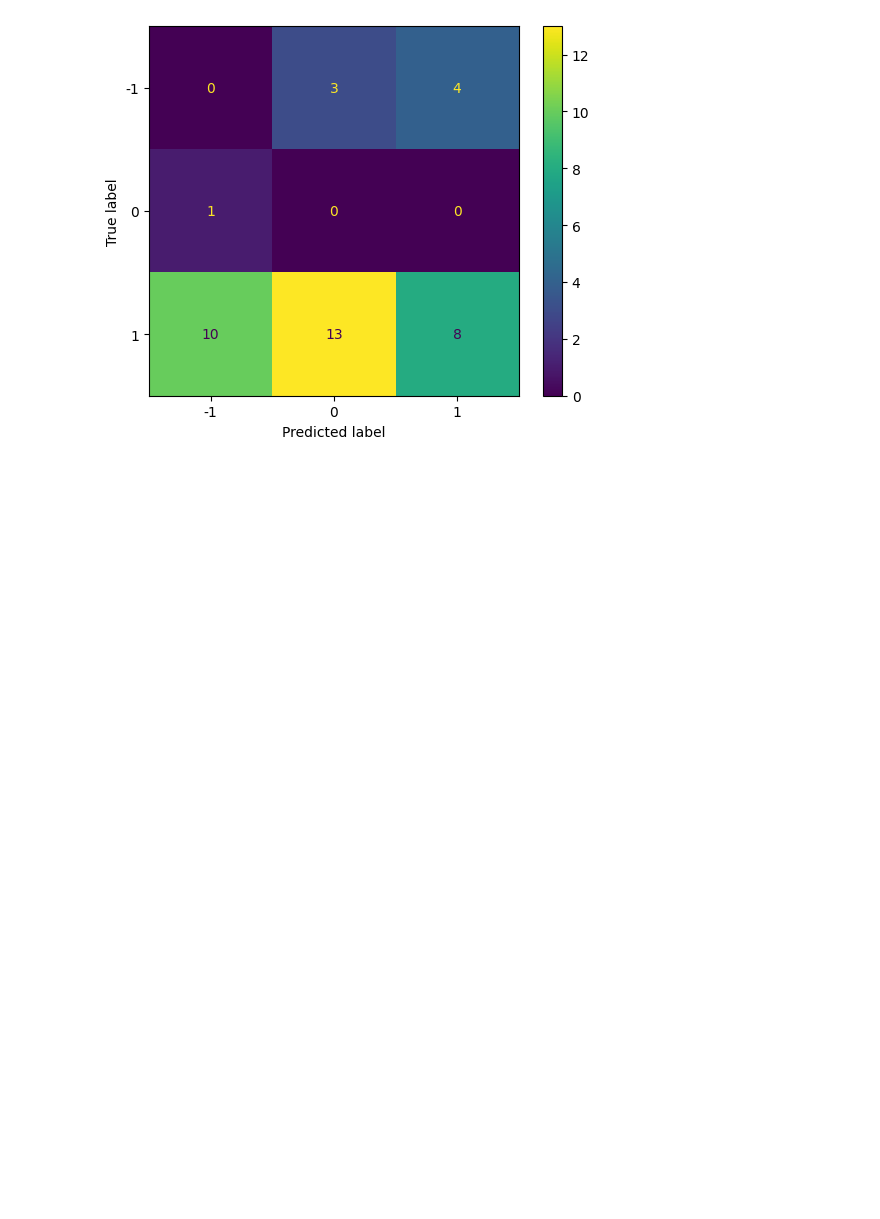
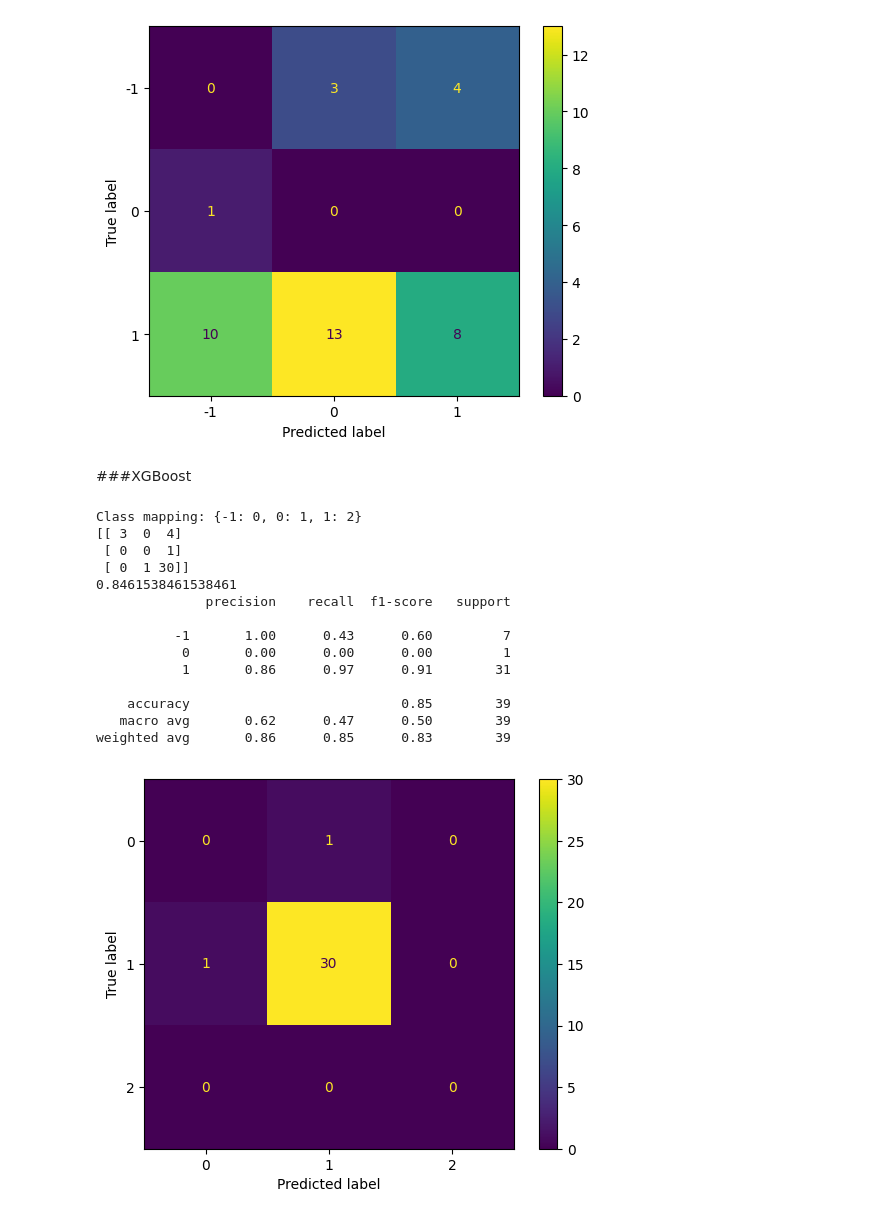
Before and after one commit to rupaksalekin2018/nlp-text-classification, a Jupyter notebook: Comment SA_2.ipynb, the cells around one changed output. Cells and saved outputs as stored; diff of their text form; code cells hidden in the pictures; blank space fills up the shorter version.

```diff
--- a/Comment SA_2.ipynb
+++ b/Comment SA_2.ipynb
@@ -423,3 +423,57 @@ plt.show()
    macro avg       0.22      0.09      0.12        39
 weighted avg       0.53      0.21      0.30        39
 [figure]
+# %% [markdown]
+###XGBoost
+# %%
+from xgboost import XGBClassifier
+
+from sklearn.preprocessing import LabelEncoder
+
+# Assuming Xtrain_tf, Ytrain, Xtest_tf, Ytest are already defined
+
+# Use LabelEncoder to convert class labels to start from 0
+label_encoder = LabelEncoder()
+Ytrain_encoded = label_encoder.fit_transform(Ytrain)
+
+# Mapping of original class labels to encoded class labels
+class_mapping = dict(zip(label_encoder.classes_, range(len(label_encoder.classes_))))
+print("Class mapping:", class_mapping)
+
+# Create and train XGBoost classifier
+xgb_classifier = XGBClassifier(objective='multi:softmax', num_class=3, n_estimators=100, random_state=0)
+xgb_classifier.fit(Xtrain_tf, Ytrain_encoded)
+
+# Make predictions
+y_pred_xgb_encoded = xgb_classifier.predict(Xtest_tf)
+
+# Convert back to original class labels for evaluation
+y_pred_xgb = label_encoder.inverse_transform(y_pred_xgb_encoded)
+
+# Print evaluation metrics
+print(confusion_matrix(Ytest, y_pred_xgb))
+print(accuracy_score(Ytest, y_pred_xgb))
+print(classification_report(Ytest, y_pred_xgb))
+
+# Plot confusion matrix
+cm_xgb = confusion_matrix(Ytest, y_pred_xgb, labels=xgb_classifier.classes_)
+disp_xgb = ConfusionMatrixDisplay(confusion_matrix=cm_xgb,
+                                  display_labels=xgb_classifier.classes_)
+disp_xgb.plot()
+plt.show()
+# %% [output]
+Class mapping: {-1: 0, 0: 1, 1: 2}
+[[ 3  0  4]
+ [ 0  0  1]
+ [ 0  1 30]]
+0.8461538461538461
+              precision    recall  f1-score   support
+
+          -1       1.00      0.43      0.60         7
+           0       0.00      0.00      0.00         1
+           1       0.86      0.97      0.91        31
+
+    accuracy                           0.85        39
+   macro avg       0.62      0.47      0.50        39
+weighted avg       0.86      0.85      0.83        39
+[figure, added]
```
Also changed, not shown: parts of 9 cells of this notebook.
